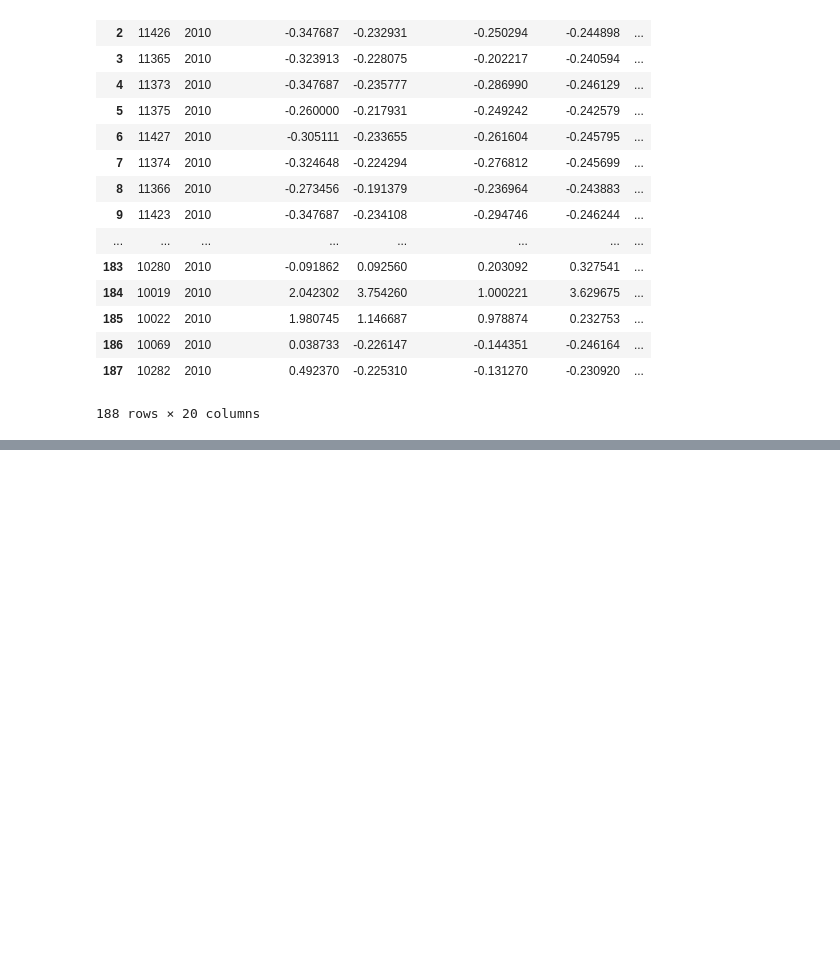
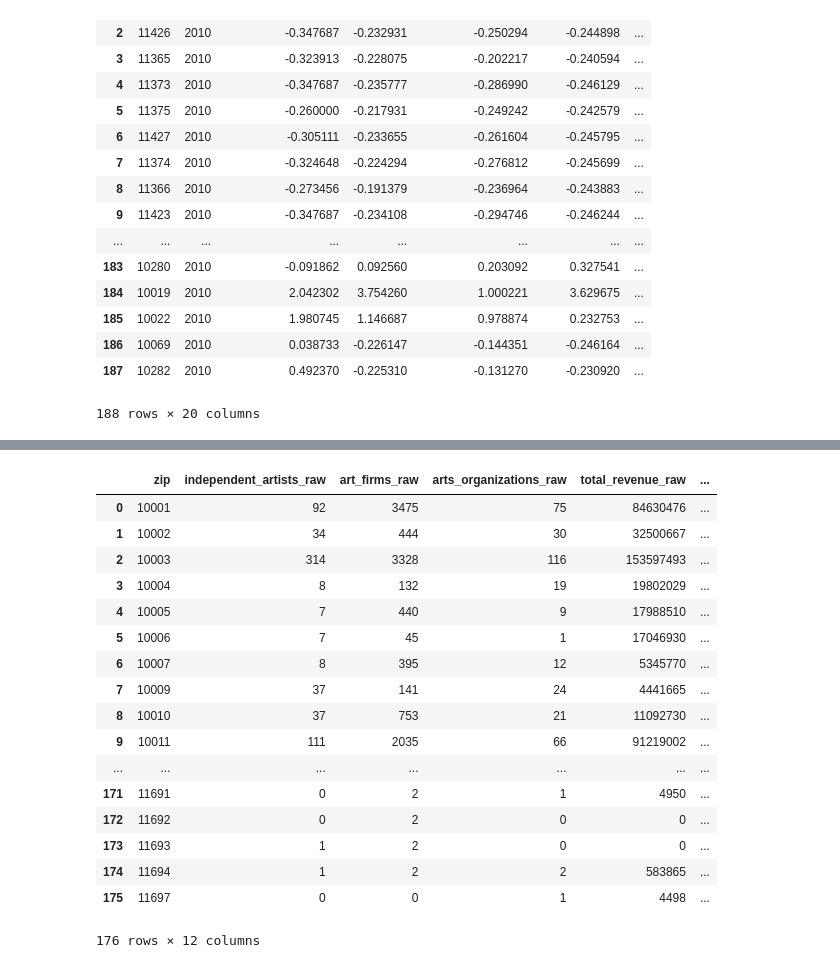
Before and after one commit to Data-For-Public-Good/arts-vibrancy-index, a Jupyter notebook: index_exploration.ipynb, the cells around one changed output, grey strips where cells are left out. Drawn from its saved outputs; the diff is of its cells as text; code cells hidden in the pictures; blank space fills up the shorter version.

```diff
--- a/index_exploration.ipynb
+++ b/index_exploration.ipynb
@@ -577,0 +1222,21 @@ test_2010
+# %%
+year_df_dict_copy[2015]
+# %% [output]
+|  | zip | independent_artists_raw | art_firms_raw | arts_organizations_raw | total_revenue_raw | ... |
+| 0 | 10001 | 92 | 3475 | 75 | 84630476 | ... |
+| 1 | 10002 | 34 | 444 | 30 | 32500667 | ... |
+| 2 | 10003 | 314 | 3328 | 116 | 153597493 | ... |
+| 3 | 10004 | 8 | 132 | 19 | 19802029 | ... |
+| 4 | 10005 | 7 | 440 | 9 | 17988510 | ... |
+| 5 | 10006 | 7 | 45 | 1 | 17046930 | ... |
+| 6 | 10007 | 8 | 395 | 12 | 5345770 | ... |
+| 7 | 10009 | 37 | 141 | 24 | 4441665 | ... |
+| 8 | 10010 | 37 | 753 | 21 | 11092730 | ... |
+| 9 | 10011 | 111 | 2035 | 66 | 91219002 | ... |
+| ... | ... | ... | ... | ... | ... | ... |
+| 171 | 11691 | 0 | 2 | 1 | 4950 | ... |
+| 172 | 11692 | 0 | 2 | 0 | 0 | ... |
+| 173 | 11693 | 1 | 2 | 0 | 0 | ... |
+| 174 | 11694 | 1 | 2 | 2 | 583865 | ... |
+| 175 | 11697 | 0 | 0 | 1 | 4498 | ... |
+176 rows × 12 columns
```
Also changed, not shown: parts of 28 cells of this notebook, 13 other files.
